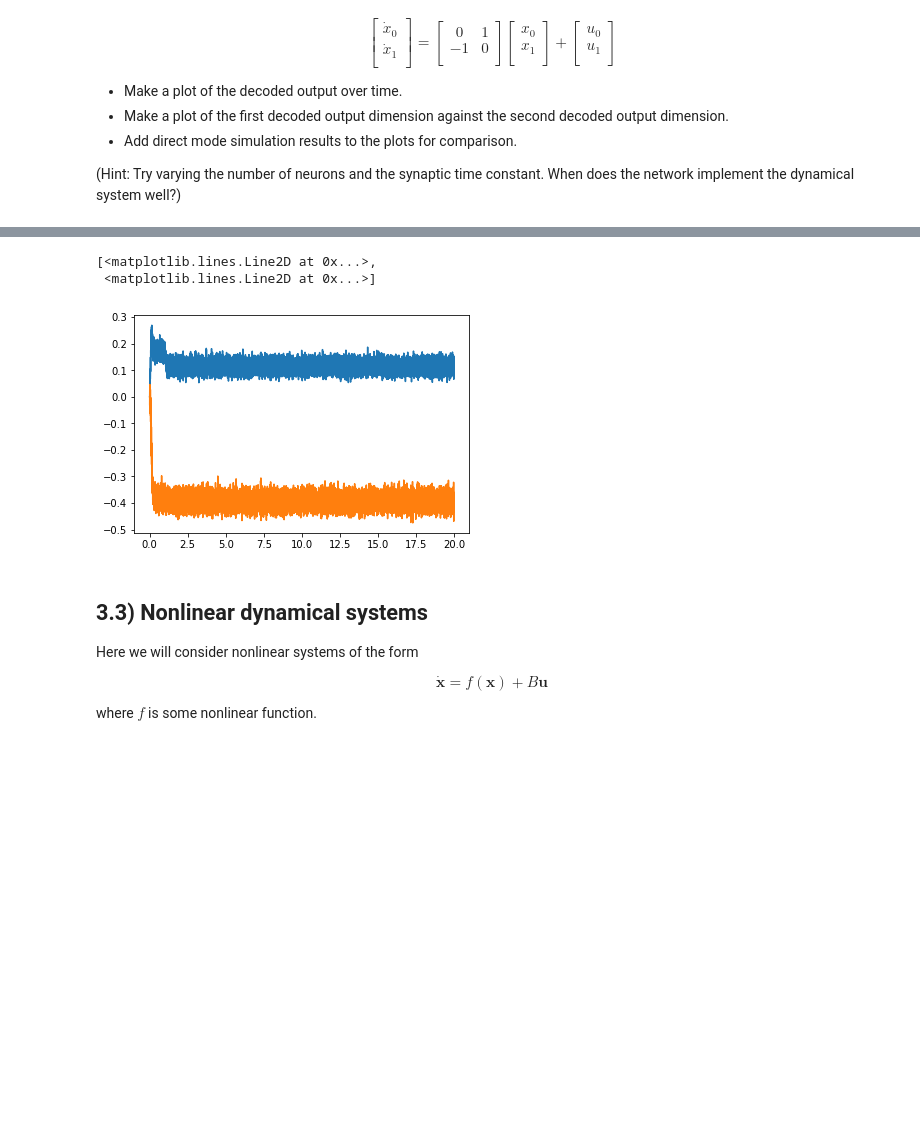
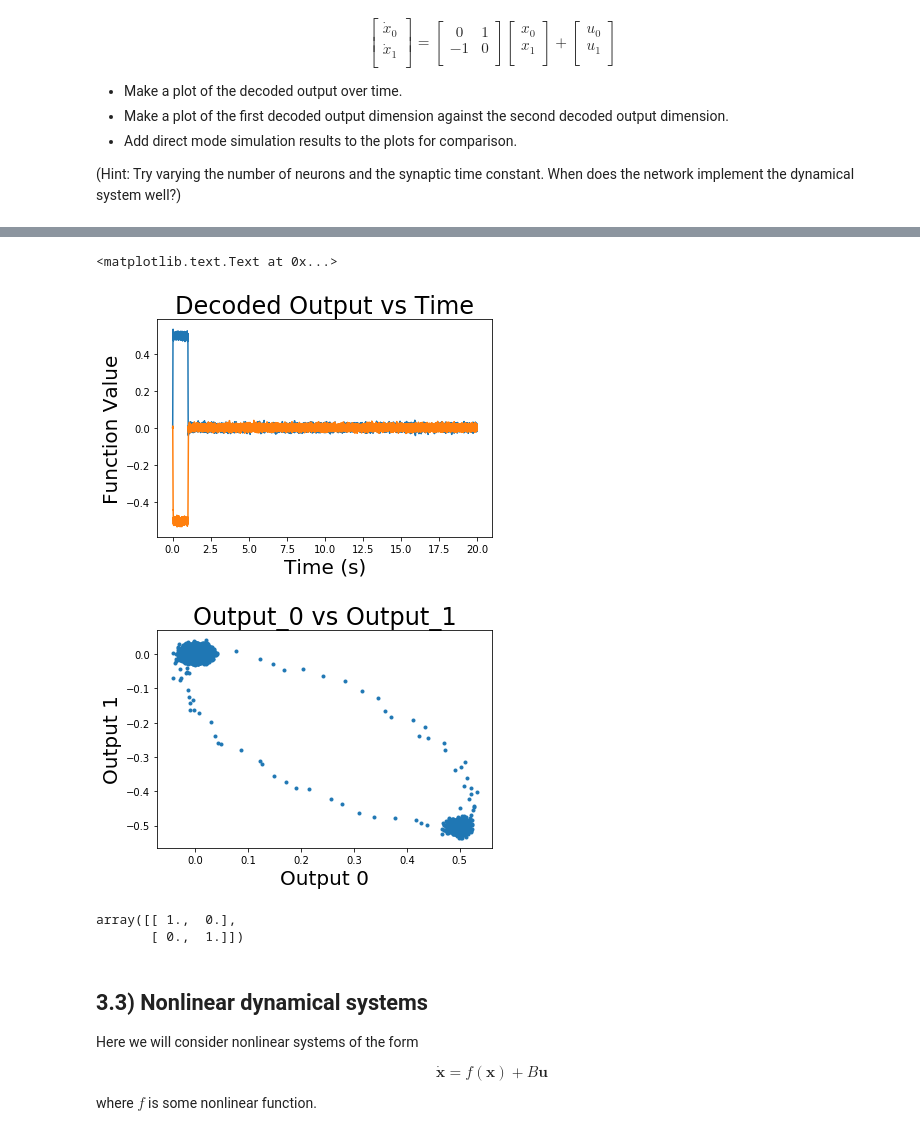
Before and after one commit to Quantumgame/EE207, a Jupyter notebook: Assignments/homework1-1/homework1/problem3.ipynb, the cells around one changed output, grey strips where cells are left out. Saved outputs shown, nothing was run; the diff lists cells and outputs as text; code cells hidden in the pictures; blank space fills up the shorter version.

```diff
--- a/Assignments/homework1-1/homework1/problem3.ipynb
+++ b/Assignments/homework1-1/homework1/problem3.ipynb
@@ -200,7 +200,7 @@ $$
 # Use the following in your simulation
 T = 20.       # duration of simulation
 stim = piecewise({0:[1., 0.], 1.:[0., 0.]})  # input function to your network
-N = 100
+N = 500
 tau = 0.01
 
 model = nengo.Network()
@@ -209,30 +209,26 @@ with model:
                         dimensions = 2
                         )
     inp = nengo.Node(stim)
-    nengo.Connection(inp, position, synapse = tau, function = lambda x: x*tau)
-    nengo.Connection(position, position, synapse = tau, transform = np.array([[1,1*tau],[-1*tau,1]]))
+#     nengo.Connection(inp, position, synapse = tau, transform = np.eye(2))
+    nengo.Connection(inp, position, synapse = tau)
+#     nengo.Connection(position, position, synapse = tau, transform = np.array([[1,1*tau],[-1*tau,1]]))
+    nengo.Connection(position, position, synapse = tau, function = lambda x: np.array([[0,1],[-1,0]]).dot(x))
     probe_out = nengo.Probe(position, synapse = tau)
     probe_in = nengo.Probe(inp, synapse = tau)
-
-# model = nengo.Network()
-# with model:
-#     position = nengo.Ensemble(n_neurons = N,
-#                         dimensions = 2
-#                         )
-#     velocity = nengo.Ensemble(n_neurons = N,
-#                         dimensions = 2
-#                         )
-#     inp = nengo.Node(stim)
-#     nengo.Connection(inp, velocity)
-#     nengo.Connection(velocity, position, function = lambda x: x*tau)
-#     nengo.Connection(position, position, transform = np.array([[1,1*tau],[-1*tau,1]]))
-#     probe_out = nengo.Probe(position, synapse = tau)
-#     probe_in = nengo.Probe(inp, synapse = tau)
 
 with nengo.Simulator(model) as sim:
     sim.run(T)
 
+plt.figure()
 plt.plot(sim.trange(), sim.data[probe_out])
-# plt.plot(sim.trange(), sim.data[probe_in])
+plt.xlabel('Time (s)')
+plt.ylabel('Function Value')
+plt.title('Decoded Output vs Time')
+
+plt.figure()
+plt.plot(sim.data[probe_out][:,0], sim.data[probe_out][:,1], '.')
+plt.xlabel('Output 0')
+plt.ylabel('Output 1')
+plt.title('Output_0 vs Output_1')
 # %% [output]
 Building finished in 0:00:01.
@@ -240,6 +236,11 @@ Simulating finished in 0:00:02.
-[<matplotlib.lines.Line2D at 0x...>,
- <matplotlib.lines.Line2D at 0x...>]
+<matplotlib.text.Text at 0x...>
-[figure, old version]
+[figure, new version]
+[figure, added]
+# %%
+np.eye(2)
+# %% [output]
+array([[ 1.,  0.],
+       [ 0.,  1.]])
 # %% [markdown]
 ## 3.3) Nonlinear dynamical systems
 
```
Also changed, not shown: parts of 2 cells of this notebook.
